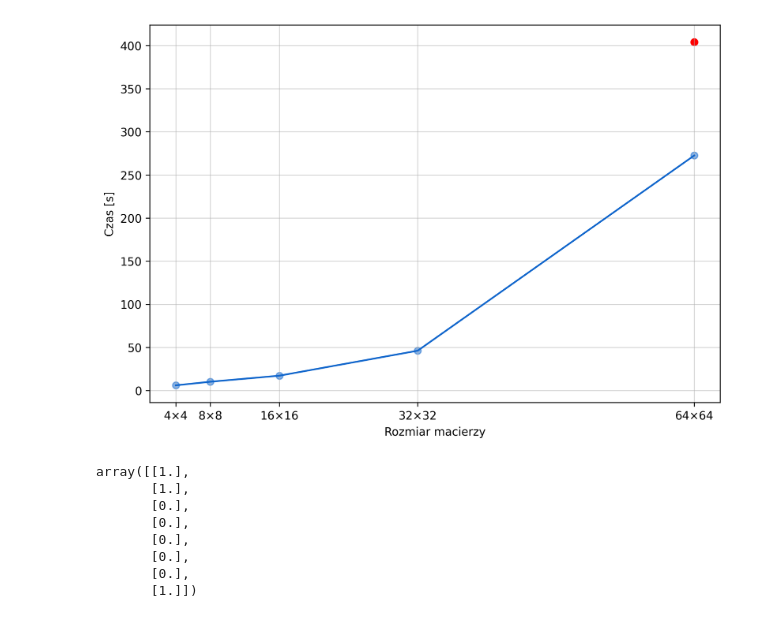
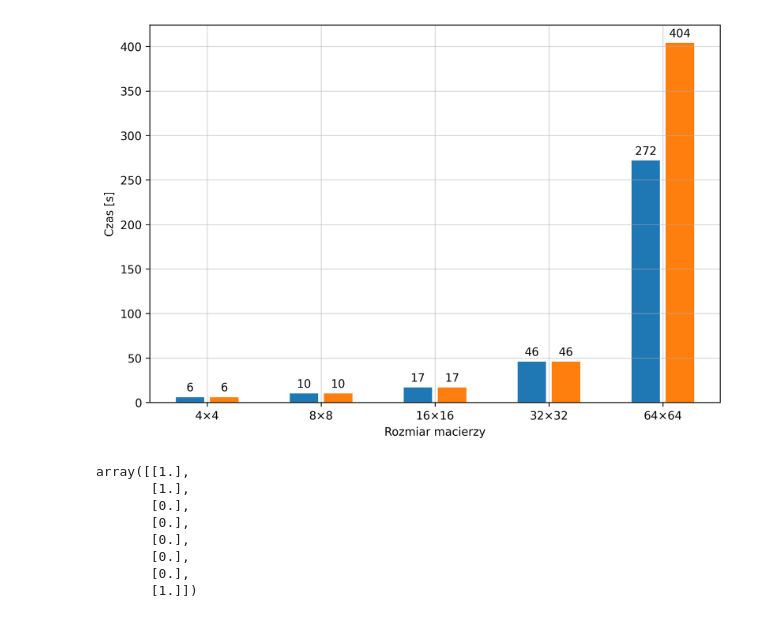
Before and after one commit to Argmaster/bachelors_thesis, a Jupyter notebook: resources/benchmark_1/plot.ipynb, the cells around one changed output. Cells and saved outputs as stored; diff of their text form; code cells hidden in the pictures.

```diff
--- a/resources/benchmark_1/plot.ipynb
+++ b/resources/benchmark_1/plot.ipynb
@@ -44,6 +44,27 @@ times = np.array(
 )
 times_alt = np.array(
     [
+        [
+            6.115,
+            6.055,
+            6.080,
+            6.095,
+            6.057,
+        ],
+        [
+            10.207,
+            10.198,
+            10.292,
+            10.068,
+            10.360,
+        ],
+        [
+            17.358,
+            17.778,
+            17.168,
+            17.341,
+            17.479,
+        ],
         [  # 32
             45.787,
             46.599,
@@ -64,45 +85,54 @@ iters = [25867, 65726, 129467, 405058, 1680436]
 # %%
 fig = plt.figure(figsize=(9, 6), dpi=300)
 ax = plt.subplot()
-X = [4, 8, 16, 32, 64]
+X = np.array([1.0, 2.0, 3.0, 4.0, 5.0, 6.0, 7.0, 8.0, 9.0, 10.0])
+
+# ax.plot(X, times.mean(axis=1), color="#1166CC")
+rects = ax.bar(X[::2] + 0.2, times.mean(axis=1).astype(np.int64), width=0.5)
+ax.bar_label(rects, padding=3)
 
 # ax.plot([32, 64], times_alt.mean(axis=1), color="red")
-ax.scatter([64], [times_alt.mean(axis=1)[1]], color="red")
-
-ax.plot(X, times.mean(axis=1), color="#1166CC")
-ax.scatter(X, times.mean(axis=1), alpha=0.5, color="#1166CC")
+rects = ax.bar(X[1::2] - 0.2, times_alt.mean(axis=1).astype(np.int64), width=0.5)
+ax.bar_label(rects, padding=3)
 
 # ax.scatter(X, times.mean(axis=1))
 
 ax.xaxis.set_ticks(
-    [4, 8, 16, 32, 64], ["4\xD74", "8\xD78", "16\xD716", "32\xD732", "64\xD764"]
+    X[::2] + 0.5,
+    [
+        "4\xD74",
+        "8\xD78",
+        "16\xD716",
+        "32\xD732",
+        "64\xD764",
+    ],
 )
 
 # ax.set_yscale("log")
 # ax.yaxis.set_ticks(
 #     [*times.mean(axis=1), 404], [*times.mean(axis=1).astype(np.int64), 404]
 # )
 
 ax.set_ylabel("Czas [s]")
 ax.set_xlabel("Rozmiar macierzy")
 
 ax.grid(alpha=0.5)
 
 # ax2 = ax.twinx()
 # ax2.plot(X, iters, color="#a34b1c", alpha=0.5, linestyle="dashed")
 # ax2.scatter(X, iters, color="#a34b1c", alpha=0.5)
 
 # ax2.set_yscale("log")
 # ax2.yaxis.set_ticks(iters, iters)
 # ax2.grid(alpha=0.5)
 #
 # ax2.set_ylabel("Ilość iteracji")
 
 # fig.tight_layout()
 # fig.subplots_adjust(right=0.83)
 fig.savefig("plot.png")
 # %% [output]
-[figure, old version]
+[figure, new version]
 # %%
 a = np.zeros((8, 1))
 a[0] = 1
```
Also changed, not shown: 8 other files.
